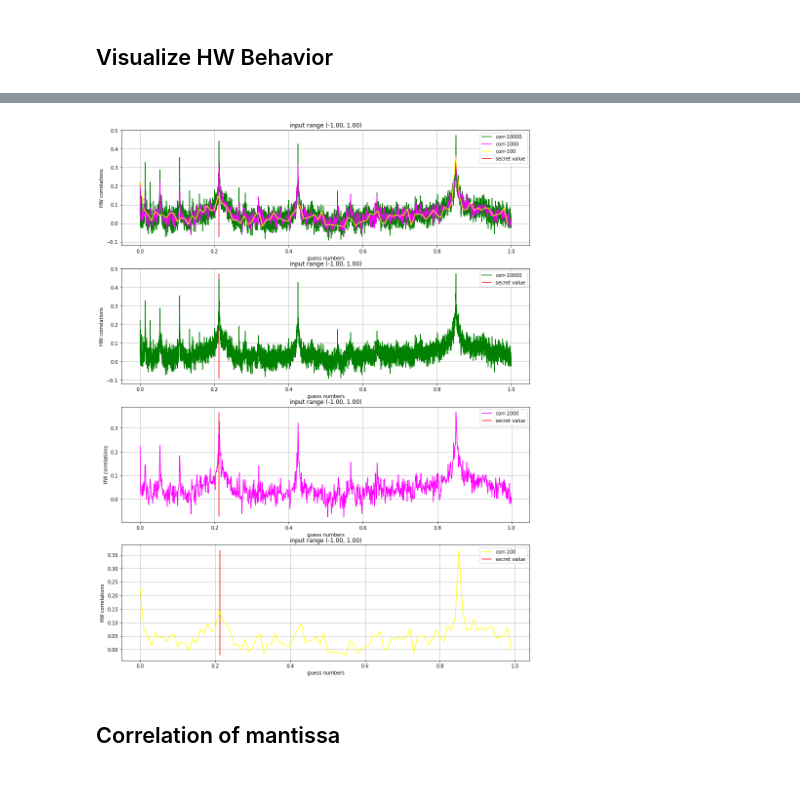
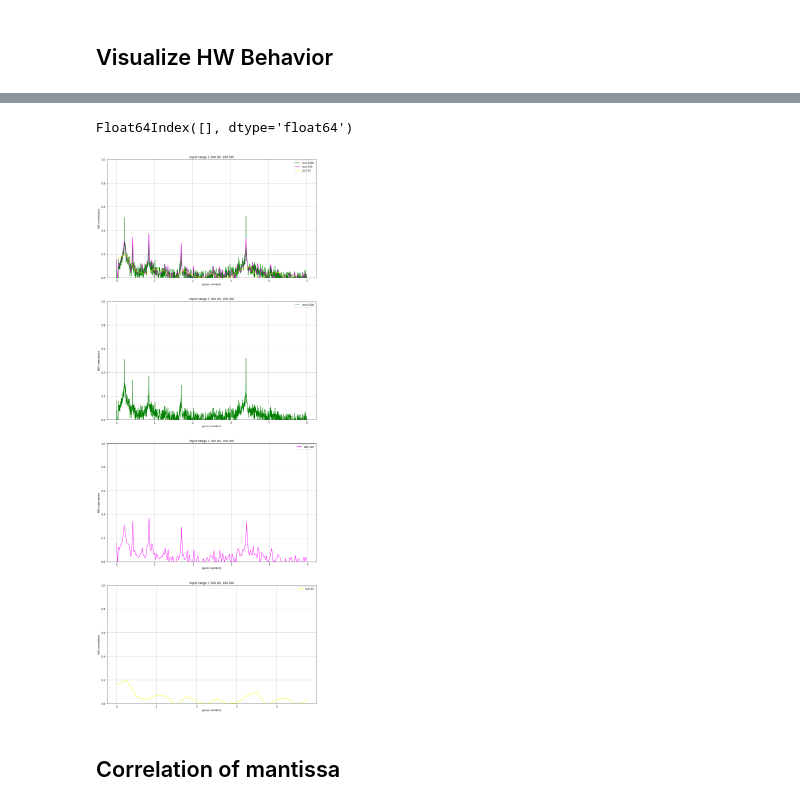
Before and after one commit to mu-triv/DPACv4, a Jupyter notebook: noise_hwp.ipynb, the cells around one changed output, grey strips where cells are left out. Cells and saved outputs as stored; diff of their text form; code cells hidden in the pictures.

```diff
--- a/noise_hwp.ipynb
+++ b/noise_hwp.ipynb
@@ -20,14 +20,14 @@ def compute_corr(secret_hw, guess_range, known_inputs, guess_val_size=1000):
                         data=np.vectorize(hamming_weight)(known_inputs.reshape(-1, 1) * guess_val))
     return hw.corrwith(pd.Series(secret_hw), method='pearson')
 # %%
-guess_range=(0.0, 1e0)
+guess_range=(0.0, 5.0)
 # the number of guess values in the guess range
-guess_val_size=1000
+guess_val_size=200
 # generate the known inputs which is used to test the guess values
-input_range = 0
+input_range = 2
 known_inputs = np.random.uniform(-10 ** input_range, 10 ** input_range, 1000)
 
 secret_number = np.random.uniform(guess_range[0], guess_range[1])
-secret_number = 0.21264
+secret_number = 0.21265756
 print('secret_number =', secret_number)
 # %% [output]
@@ -56,30 +53,39 @@ dtype: float64
+# %%
+i = correlations_1.sort_values(ascending=False).index
+a = np.logical_and((i > 0.62),  (i < 0.63))
+b = np.logical_and(a, correlations_1>0.6)
+i[b]
+# %% [output]
+Float64Index([], dtype='float64')
 # %%
+show_secret_line = False
+
+
 from matplotlib import pyplot as plt
-fig, ax = plt.subplots(nrows=4, ncols=1, figsize=(15, 20))
+fig, ax = plt.subplots(nrows=4, ncols=1, figsize=(15, 40))
 correlations_1.plot(ax=ax[0], label='corr-%s' % correlations_1.shape[0], color='green')
 correlations.plot(ax=ax[0], label='corr-%s' % correlations.shape[0], color='magenta')
 correlations_2.plot(ax=ax[0], label='corr-%s' % correlations_2.shape[0], color='yellow')
-ax[0].vlines(secret_number, correlations.min(), correlations.max(), color='red', label='secret value')
 
 correlations_1.plot(ax=ax[1], label='corr-%s' % correlations_1.shape[0], color='green')
-ax[1].vlines(secret_number, correlations_1.min(), correlations_1.max(), color='red', label='secret value')
 
 correlations.plot(ax=ax[2], label='corr-%s' % correlations.shape[0], color='magenta')
-ax[2].vlines(secret_number, correlations.min(), correlations.max(), color='red', label='secret value')
 
 correlations_2.plot(ax=ax[3], label='corr-%s' % correlations_2.shape[0], color='yellow')
-ax[3].vlines(secret_number, correlations_2.min(), correlations_2.max(), color='red', label='secret value')
 
 for a in ax:
+    if show_secret_line and ((guess_range[0] <= secret_number) and (secret_number < guess_range[1])):
+        a.vlines(secret_number, min(0, correlations.min()), max(correlations.max(),0), color='red', label='secret value')
+    a.set_ylim(0.0, 1.0)
     a.legend()
     a.grid(True)
     a.set_xlabel('guess numbers')
     a.set_ylabel('HW correlations')
     a.set_title('input range (%.02f, %.02f)' % (-10 ** input_range, 10 ** input_range))
 
 plt.show()
 # %% [output]
-[figure, old version]
+[figure, new version]
 # %% [markdown]
 ## Correlation of mantissa
 # %%
```
Also changed, not shown: parts of 30 cells of this notebook, 2 other files.
